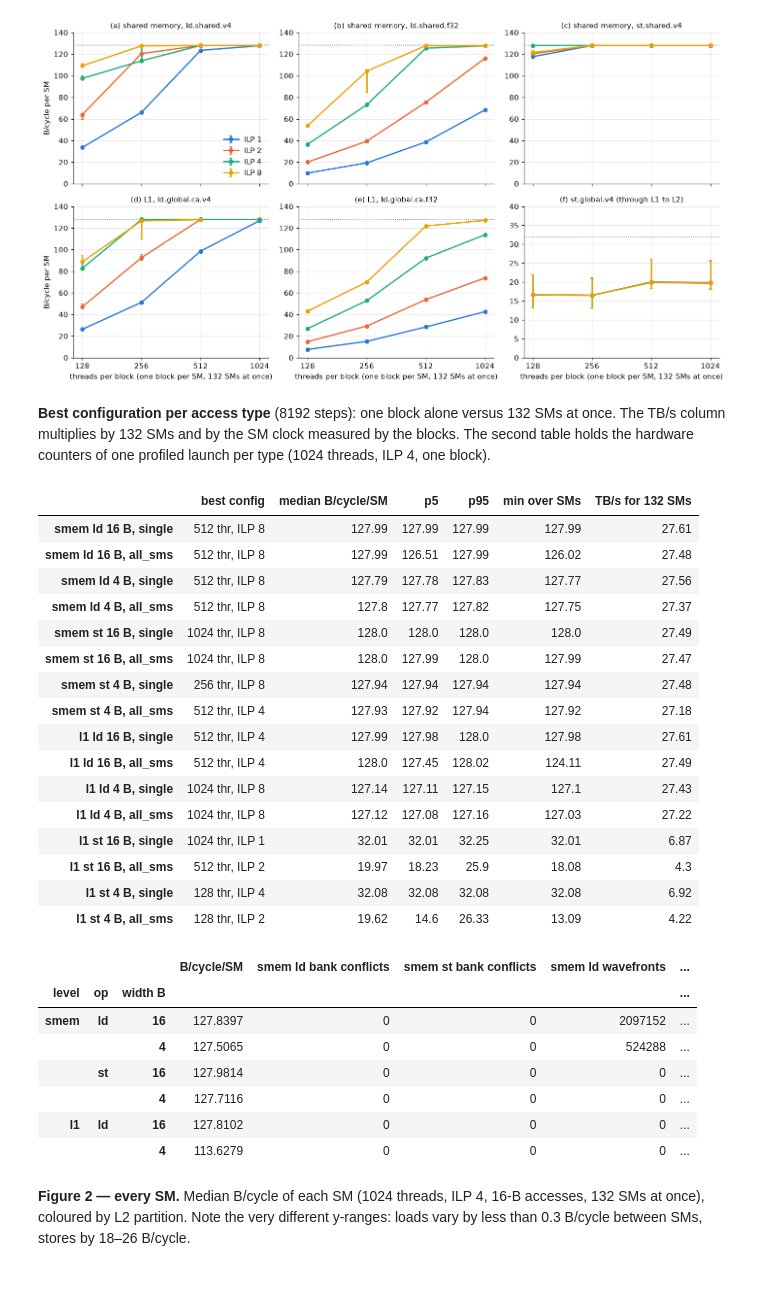
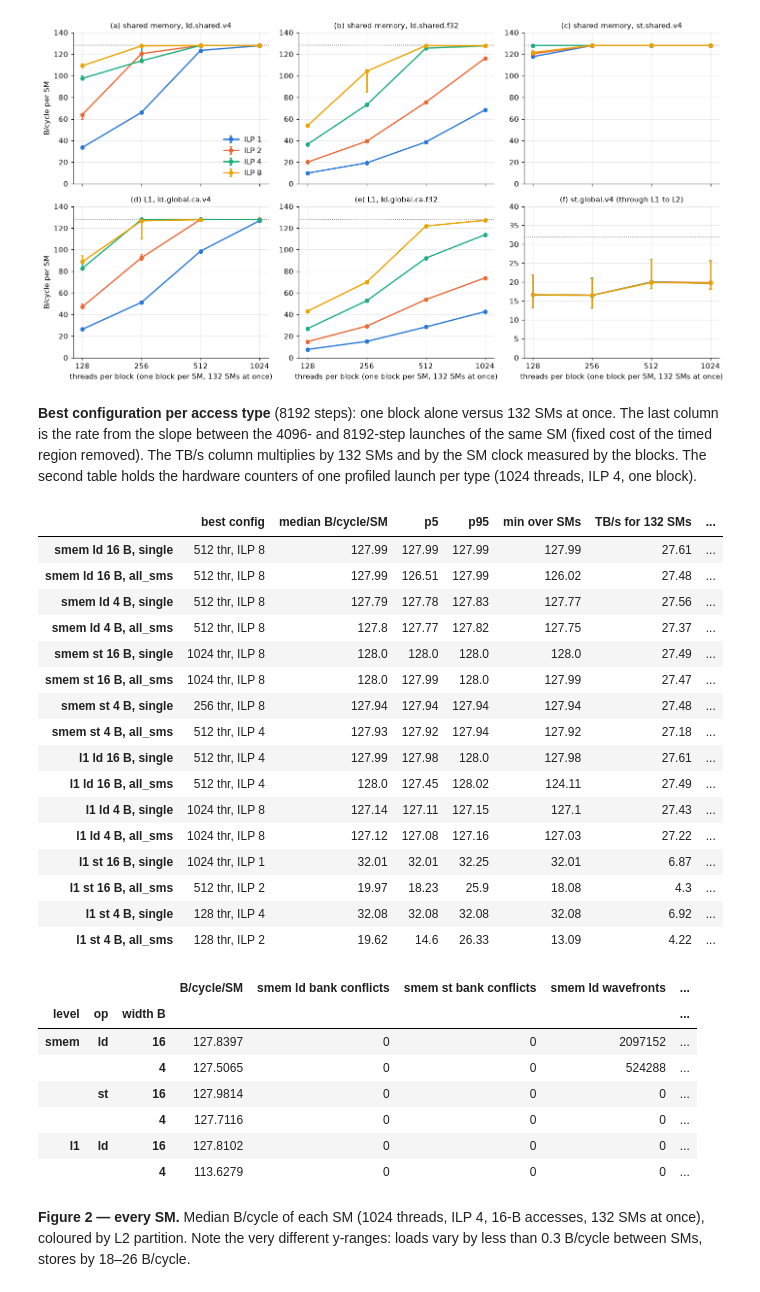
Before and after one commit to lomolisso/h100-microbench, a Jupyter notebook: experiments/05__memory_hierarchy_bandwidth/05__memory_hierarchy_bandwidth.ipynb, the cells around one changed output. Drawn from its saved outputs; the diff is of its cells as text; code cells hidden in the pictures.

```diff
--- a/experiments/05__memory_hierarchy_bandwidth/05__memory_hierarchy_bandwidth.ipynb
+++ b/experiments/05__memory_hierarchy_bandwidth/05__memory_hierarchy_bandwidth.ipynb
@@ -106,7 +117,7 @@ import numpy as np
 import pandas as pd
 import matplotlib.pyplot as plt
 from IPython.display import display
-from common05 import latest_run, read_run, runs
+from common05 import latest_run, read_run, runs, event_floor_ms, net_tbps, first_pass_slope, hbm_write_factor, k12_slope, resident_footprints, HBM_CYCLES
 
 R = "results"
 pd.set_option("display.width", 200)
@@ -123,10 +134,18 @@ l2 = read_run("05__bandwidth__l2.csv", RUN3); l2b = read_run("05__bandwidth__l2_
 lk = read_run("05__bandwidth__l2_link.csv", RUNL); lkb = read_run("05__bandwidth__l2_link_blocks.csv", RUNL)
 dr = read_run("05__bandwidth__dram.csv", RUN4); drb = read_run("05__bandwidth__dram_blocks.csv", RUN4)
 home = read_run("05__bandwidth__l2_home.csv", RUN3)
+RUNF, RUNS = latest_run("bw_l2", "firstpass"), latest_run("bw_l2", "storecopy")
+fpl = read_run("05__bandwidth__l2_link.csv", RUNF); fpb = read_run("05__bandwidth__l2_link_blocks.csv", RUNF)
+fres = read_run("05__bandwidth__firstpass_residency.csv", RUNF); scp = read_run("05__bandwidth__storecopy.csv", RUNS)
+FLOOR = event_floor_ms()  # ms: median elapsed time of an empty cudaEvent pair (separate timer-characterisation run)
+for d in (l2, lk, fpl):   # GPU-wide rates with the event floor removed; B/cycle with the clock the blocks measured
+    d["tbps"] = net_tbps(d, FLOOR); d["bpc_chip"] = d.tbps * 1e12 / (d.sm_mhz_blocks * 1e6)
+dr["gbps_per_sm"] = dr.gbps_per_sm * dr.ms_event / (dr.ms_event - FLOOR); dr["tbps"] = net_tbps(dr, FLOOR)
 def latest_ncu(f):
     n = pd.read_csv(f"{R}/{f}")
     return n[n.run_id == n.run_id.max()].reset_index(drop=True)
 n12, nl2, ndr = latest_ncu("05__bandwidth__ncu_smem_l1.csv"), latest_ncu("05__bandwidth__ncu_l2.csv"), latest_ncu("05__bandwidth__ncu_dram.csv")
 clog = pd.read_csv(f"{R}/05__memory_hierarchy_bandwidth__clock_log.csv")
-print("runs used:", {"K1/K2": RUN12, "K3/K5": RUN3, "link": RUNL, "K4/K5": RUN4, "ncu L2": nl2.run_id[0]})
+print("runs used:", {"K1/K2": RUN12, "K3/K5": RUN3, "link": RUNL, "first pass": RUNF, "store copies": RUNS, "K4/K5": RUN4, "ncu L2": nl2.run_id[0]})
+print(f"cudaEvent floor subtracted: {FLOOR * 1e3:.2f} µs")
 # %% [output]
@@ -198,40 +218,42 @@ fig.tight_layout(); plt.show()
 # %% [output]
 [figure]
 # %% [markdown]
-**Best configuration per access type** (8192 steps): one block alone versus 132 SMs at once. The TB/s column multiplies by 132 SMs and by the SM clock measured by the blocks. The second table holds the hardware counters of one profiled launch per type (1024 threads, ILP 4, one block).
+**Best configuration per access type** (8192 steps): one block alone versus 132 SMs at once. The last column is the rate from the slope between the 4096- and 8192-step launches of the same SM (fixed cost of the timed region removed). The TB/s column multiplies by 132 SMs and by the SM clock measured by the blocks. The second table holds the hardware counters of one profiled launch per type (1024 threads, ILP 4, one block).
 # %%
 def best(lev, op, w, pl):
     d = valid(k12); d = d[(d.level == lev) & (d.op == op) & (d.width_bytes == w) & (d.iters == 8192) & (d.pattern == "stride") & (d.placement == pl)]
     m = d.groupby(["threads", "ilp"]).bpc_per_sm.median(); t, i = m.idxmax(); s = d[(d.threads == t) & (d.ilp == i)].bpc_per_sm
+    dd = valid(k12); dd = dd[(dd.level == lev) & (dd.op == op) & (dd.width_bytes == w) & (dd.pattern == "stride") & (dd.placement == pl) & (dd.threads == t) & (dd.ilp == i)]
     return {"best config": f"{t} thr, ILP {i}", "median B/cycle/SM": round(s.median(), 2), "p5": round(s.quantile(.05), 2), "p95": round(s.quantile(.95), 2),
-            "min over SMs": round(s.min(), 2), "TB/s for 132 SMs": round(s.median() * SMS * (d.cycles / d.ns).median() / 1e3, 2)}
+            "min over SMs": round(s.min(), 2), "TB/s for 132 SMs": round(s.median() * SMS * (d.cycles / d.ns).median() / 1e3, 2),
+            "slope 4096→8192, B/cycle/SM": round(k12_slope(dd).bpc_slope.median(), 2)}
 rows = {f"{lev} {op} {w} B, {pl}": best(lev, op, w, pl) for lev, op, w in [("smem", "ld", 16), ("smem", "ld", 4), ("smem", "st", 16), ("smem", "st", 4),
         ("l1", "ld", 16), ("l1", "ld", 4), ("l1", "st", 16), ("l1", "st", 4)] for pl in ["single", "all_sms"]}
 display(pd.DataFrame(rows).T)
 n = n12[["level", "op", "width_bytes", "bpc_per_sm", "l1tex__data_bank_conflicts_pipe_lsu_mem_shared_op_ld.sum", "l1tex__data_bank_conflicts_pipe_lsu_mem_shared_op_st.sum",
          "l1tex__data_pipe_lsu_wavefronts_mem_shared_op_ld.sum", "l1tex__data_pipe_lsu_wavefronts_mem_shared_op_st.sum", "smsp__inst_executed_op_shared_ld.sum",
          "smsp__inst_executed_op_shared_st.sum", "l1tex__t_sector_pipe_lsu_mem_global_op_ld_hit_rate.pct", "lts__t_sectors_op_read.sum", "launch__shared_mem_config_size"]]
 n.columns = ["level", "op", "width B", "B/cycle/SM", "smem ld bank conflicts", "smem st bank conflicts", "smem ld wavefronts", "smem st wavefronts",
              "smem ld instr", "smem st instr", "L1 hit rate %", "L2 read sectors", "smem carveout B"]
 display(n.set_index(["level", "op", "width B"]))
 # %% [output]
-|  | best config | median B/cycle/SM | p5 | p95 | min over SMs | TB/s for 132 SMs |
-| smem ld 16 B, single | 512 thr, ILP 8 | 127.99 | 127.99 | 127.99 | 127.99 | 27.61 |
-| smem ld 16 B, all_sms | 512 thr, ILP 8 | 127.99 | 126.51 | 127.99 | 126.02 | 27.48 |
-| smem ld 4 B, single | 512 thr, ILP 8 | 127.79 | 127.78 | 127.83 | 127.77 | 27.56 |
-| smem ld 4 B, all_sms | 512 thr, ILP 8 | 127.8 | 127.77 | 127.82 | 127.75 | 27.37 |
-| smem st 16 B, single | 1024 thr, ILP 8 | 128.0 | 128.0 | 128.0 | 128.0 | 27.49 |
-| smem st 16 B, all_sms | 1024 thr, ILP 8 | 128.0 | 127.99 | 128.0 | 127.99 | 27.47 |
-| smem st 4 B, single | 256 thr, ILP 8 | 127.94 | 127.94 | 127.94 | 127.94 | 27.48 |
-| smem st 4 B, all_sms | 512 thr, ILP 4 | 127.93 | 127.92 | 127.94 | 127.92 | 27.18 |
-| l1 ld 16 B, single | 512 thr, ILP 4 | 127.99 | 127.98 | 128.0 | 127.98 | 27.61 |
-| l1 ld 16 B, all_sms | 512 thr, ILP 4 | 128.0 | 127.45 | 128.02 | 124.11 | 27.49 |
-| l1 ld 4 B, single | 1024 thr, ILP 8 | 127.14 | 127.11 | 127.15 | 127.1 | 27.43 |
-| l1 ld 4 B, all_sms | 1024 thr, ILP 8 | 127.12 | 127.08 | 127.16 | 127.03 | 27.22 |
-| l1 st 16 B, single | 1024 thr, ILP 1 | 32.01 | 32.01 | 32.25 | 32.01 | 6.87 |
-| l1 st 16 B, all_sms | 512 thr, ILP 2 | 19.97 | 18.23 | 25.9 | 18.08 | 4.3 |
-| l1 st 4 B, single | 128 thr, ILP 4 | 32.08 | 32.08 | 32.08 | 32.08 | 6.92 |
-| l1 st 4 B, all_sms | 128 thr, ILP 2 | 19.62 | 14.6 | 26.33 | 13.09 | 4.22 |
+|  | best config | median B/cycle/SM | p5 | p95 | min over SMs | TB/s for 132 SMs | ... |
+| smem ld 16 B, single | 512 thr, ILP 8 | 127.99 | 127.99 | 127.99 | 127.99 | 27.61 | ... |
+| smem ld 16 B, all_sms | 512 thr, ILP 8 | 127.99 | 126.51 | 127.99 | 126.02 | 27.48 | ... |
+| smem ld 4 B, single | 512 thr, ILP 8 | 127.79 | 127.78 | 127.83 | 127.77 | 27.56 | ... |
+| smem ld 4 B, all_sms | 512 thr, ILP 8 | 127.8 | 127.77 | 127.82 | 127.75 | 27.37 | ... |
+| smem st 16 B, single | 1024 thr, ILP 8 | 128.0 | 128.0 | 128.0 | 128.0 | 27.49 | ... |
+| smem st 16 B, all_sms | 1024 thr, ILP 8 | 128.0 | 127.99 | 128.0 | 127.99 | 27.47 | ... |
+| smem st 4 B, single | 256 thr, ILP 8 | 127.94 | 127.94 | 127.94 | 127.94 | 27.48 | ... |
+| smem st 4 B, all_sms | 512 thr, ILP 4 | 127.93 | 127.92 | 127.94 | 127.92 | 27.18 | ... |
+| l1 ld 16 B, single | 512 thr, ILP 4 | 127.99 | 127.98 | 128.0 | 127.98 | 27.61 | ... |
+| l1 ld 16 B, all_sms | 512 thr, ILP 4 | 128.0 | 127.45 | 128.02 | 124.11 | 27.49 | ... |
+| l1 ld 4 B, single | 1024 thr, ILP 8 | 127.14 | 127.11 | 127.15 | 127.1 | 27.43 | ... |
+| l1 ld 4 B, all_sms | 1024 thr, ILP 8 | 127.12 | 127.08 | 127.16 | 127.03 | 27.22 | ... |
+| l1 st 16 B, single | 1024 thr, ILP 1 | 32.01 | 32.01 | 32.25 | 32.01 | 6.87 | ... |
+| l1 st 16 B, all_sms | 512 thr, ILP 2 | 19.97 | 18.23 | 25.9 | 18.08 | 4.3 | ... |
+| l1 st 4 B, single | 128 thr, ILP 4 | 32.08 | 32.08 | 32.08 | 32.08 | 6.92 | ... |
+| l1 st 4 B, all_sms | 128 thr, ILP 2 | 19.62 | 14.6 | 26.33 | 13.09 | 4.22 | ... |
 |  |  |  | B/cycle/SM | smem ld bank conflicts | smem st bank conflicts | smem ld wavefronts | ... |
 | level | op | width B |  |  |  |  | ... |
 | smem | ld | 16 | 127.8397 | 0 | 0 | 2097152 | ... |
```
Also changed, not shown: parts of 23 cells of this notebook, 11 other files.
